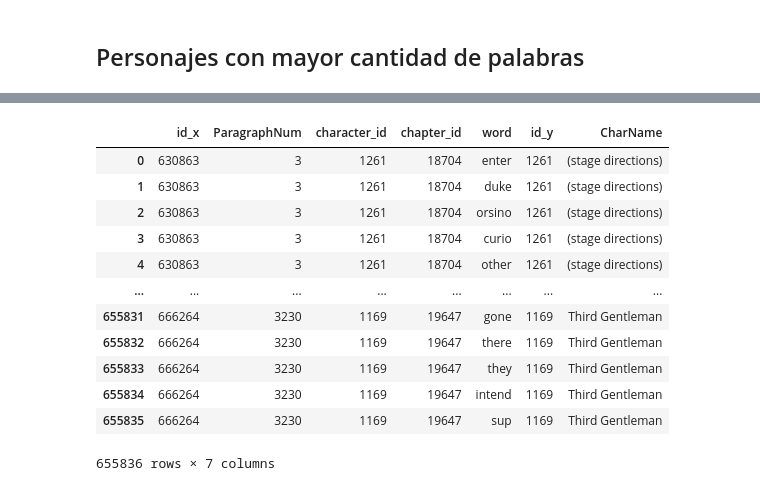
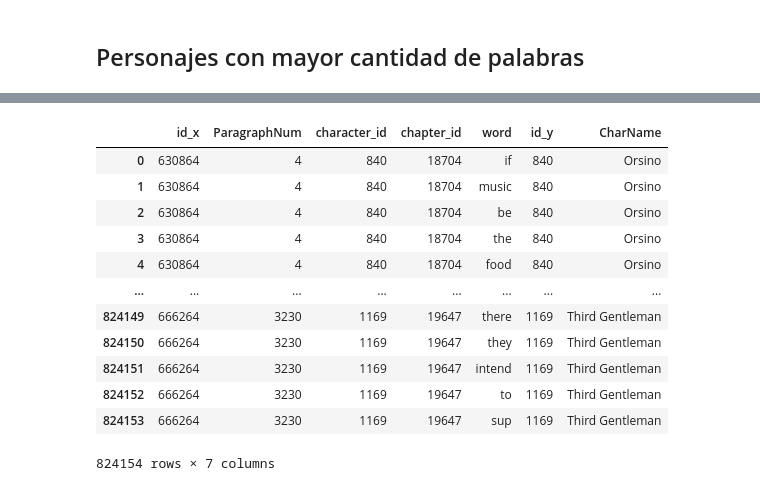
Before and after one commit to srobaina99/Introducci-n-a-ciencia-de-datos, a Jupyter notebook: shakespeare_t1.ipynb, the cells around one changed output, grey strips where cells are left out. Drawn from its saved outputs; the diff is of its cells as text; code cells hidden in the pictures.

```diff
--- a/shakespeare_t1.ipynb
+++ b/shakespeare_t1.ipynb
@@ -197,3 +409,9 @@ df_paragraphs.head()
+# %%
+#Removemos el dato stage directions
+df_paragraphs = df_paragraphs[df_paragraphs["character_id"]!=1261]
+# %%
+#Removemos el dato Poet
+df_paragraphs = df_paragraphs[df_paragraphs["character_id"]!=894]
 # %% [markdown]
 ## Obra de Shakespeare a lo largo de los años
 # %%
@@ -428,18 +705,18 @@ plt.show
 # %%
-df_words = pd.merge(df_words, df_characters[["id", "CharName"]], left_on="character_id", right_on="id")
+df_allwords = pd.merge(df_allwords, df_characters[["id", "CharName"]], left_on="character_id", right_on="id")
 
-df_words
+df_allwords
 # %% [output]
 |  | id_x | ParagraphNum | character_id | chapter_id | word | id_y | CharName |
-| 0 | 630863 | 3 | 1261 | 18704 | enter | 1261 | (stage directions) |
-| 1 | 630863 | 3 | 1261 | 18704 | duke | 1261 | (stage directions) |
-| 2 | 630863 | 3 | 1261 | 18704 | orsino | 1261 | (stage directions) |
-| 3 | 630863 | 3 | 1261 | 18704 | curio | 1261 | (stage directions) |
-| 4 | 630863 | 3 | 1261 | 18704 | other | 1261 | (stage directions) |
+| 0 | 630864 | 4 | 840 | 18704 | if | 840 | Orsino |
+| 1 | 630864 | 4 | 840 | 18704 | music | 840 | Orsino |
+| 2 | 630864 | 4 | 840 | 18704 | be | 840 | Orsino |
+| 3 | 630864 | 4 | 840 | 18704 | the | 840 | Orsino |
+| 4 | 630864 | 4 | 840 | 18704 | food | 840 | Orsino |
 | ... | ... | ... | ... | ... | ... | ... | ... |
-| 655831 | 666264 | 3230 | 1169 | 19647 | gone | 1169 | Third Gentleman |
-| 655832 | 666264 | 3230 | 1169 | 19647 | there | 1169 | Third Gentleman |
-| 655833 | 666264 | 3230 | 1169 | 19647 | they | 1169 | Third Gentleman |
-| 655834 | 666264 | 3230 | 1169 | 19647 | intend | 1169 | Third Gentleman |
-| 655835 | 666264 | 3230 | 1169 | 19647 | sup | 1169 | Third Gentleman |
+| 824149 | 666264 | 3230 | 1169 | 19647 | there | 1169 | Third Gentleman |
+| 824150 | 666264 | 3230 | 1169 | 19647 | they | 1169 | Third Gentleman |
+| 824151 | 666264 | 3230 | 1169 | 19647 | intend | 1169 | Third Gentleman |
+| 824152 | 666264 | 3230 | 1169 | 19647 | to | 1169 | Third Gentleman |
+| 824153 | 666264 | 3230 | 1169 | 19647 | sup | 1169 | Third Gentleman |
-655836 rows × 7 columns
+824154 rows × 7 columns
```
Also changed, not shown: parts of 44 cells of this notebook, 4 other files.
